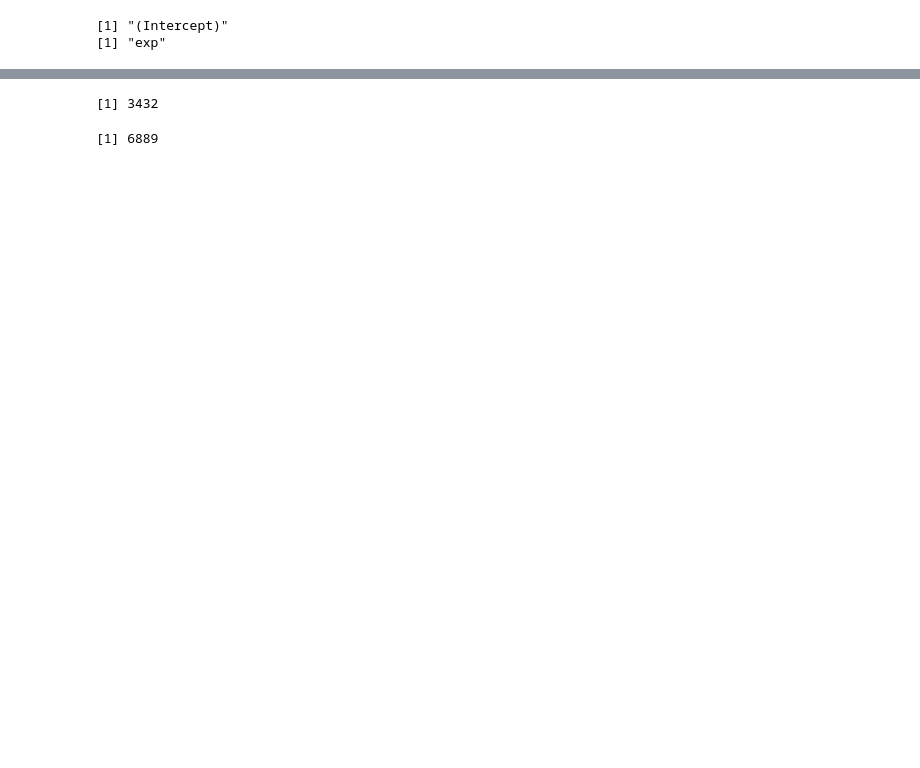
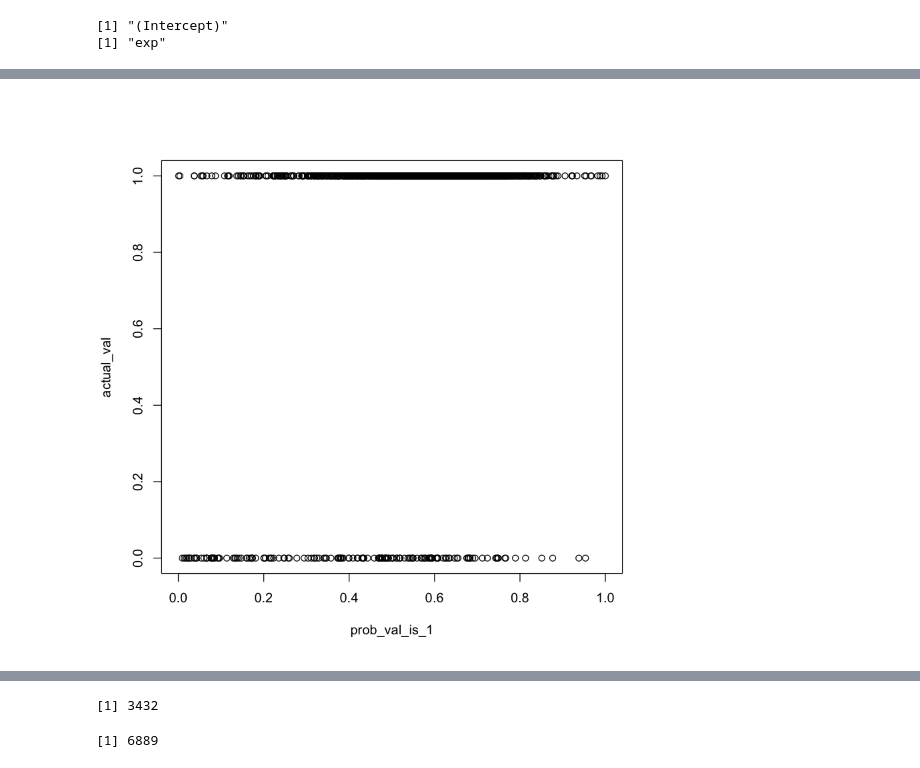
Before and after one commit to ZoeVance/data_cleaning_backup, a Jupyter notebook: R stats.ipynb, the cells around one changed output, grey strips where cells are left out. Cells and saved outputs as stored; diff of their text form; code cells hidden in the pictures; blank space fills up the shorter version.

```diff
--- a/R stats.ipynb
+++ b/R stats.ipynb
@@ -254,0 +246,18 @@ lines(x1,y1)
+# %%
+# Create Training Data
+input_ones <- final_df[which(final_df$dup_type == 1), ]  # all 1's
+input_zeros <- final_df[which(final_df$dup_type == 0), ]  # all 0's
+set.seed(100)  # for repeatability of samples
+input_ones_training_rows <- sample(1:nrow(input_ones), 0.6*nrow(input_ones))  # 1's for training
+input_zeros_training_rows <- sample(1:nrow(input_zeros), 0.6*nrow(input_ones))  # 0's for training. Pick as many 0's as 1's
+training_ones <- input_ones[input_ones_training_rows, ]
+training_zeros <- input_zeros[input_zeros_training_rows, ]
+train <- rbind(training_ones, training_zeros)  # row bind the 1's and 0's
+
+# Create Test Data
+test_ones <- input_ones[-input_ones_training_rows, ]
+test_zeros <- input_zeros[-input_zeros_training_rows, ]
+test <- rbind(test_ones, test_zeros)  # row bind the 1's and 0's
+# %%
+model <- glm(dup_type ~ . + (domains + motif_number_1k + specificity)^2 + domains*dn_ds + motif_number_1k*(max_exp + dn_ds + PCA2 +PCA1) + gc3*(max_exp+specificity+trans_count) + max_exp*(specificity+PPIs) +specificity*(dn_ds+PPIs) + trans_count*(PCA1+PCA2)+dn_ds*(PCA2+PCA1), data = train, family = 'binomial')
+summary(model)
@@ -254,0 +282,6 @@ lines(x1,y1)
+# %%
+actual_val <- test$dup_type
+prob_val_is_1 <- predict(model, test, type = 'response')
+plot(prob_val_is_1, actual_val)
+# %% [output]
+[figure, added]
```
Also changed, not shown: parts of 18 cells of this notebook, 3 other files.
